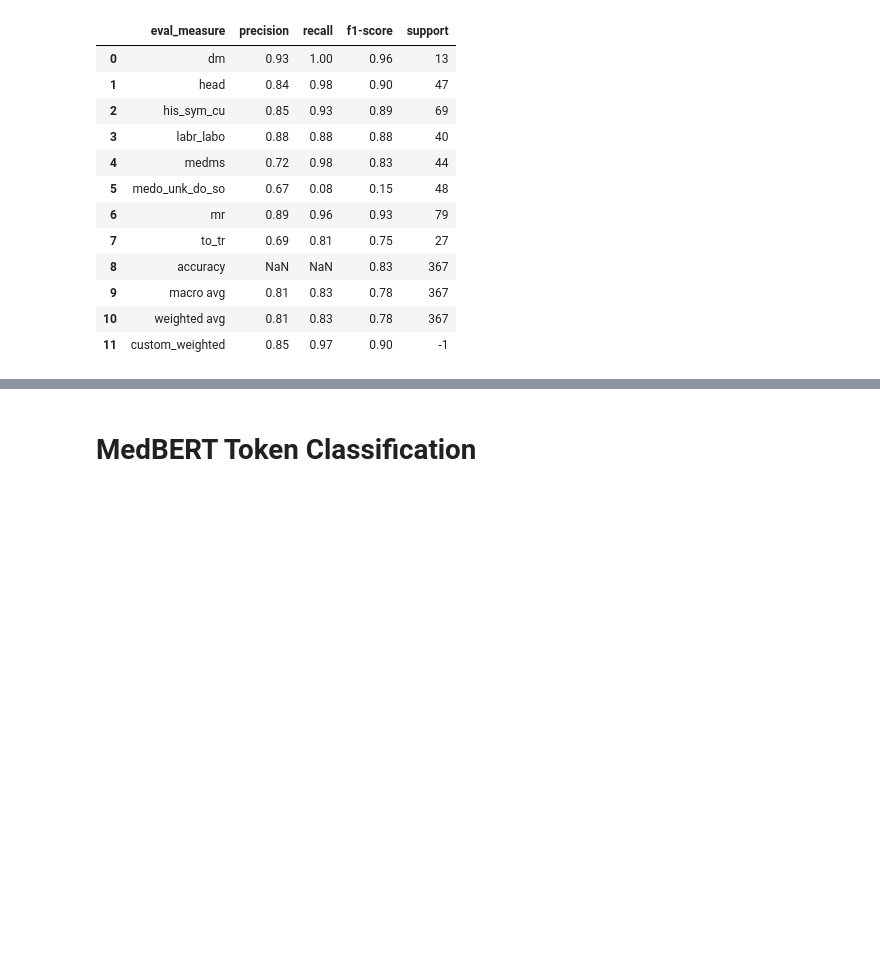
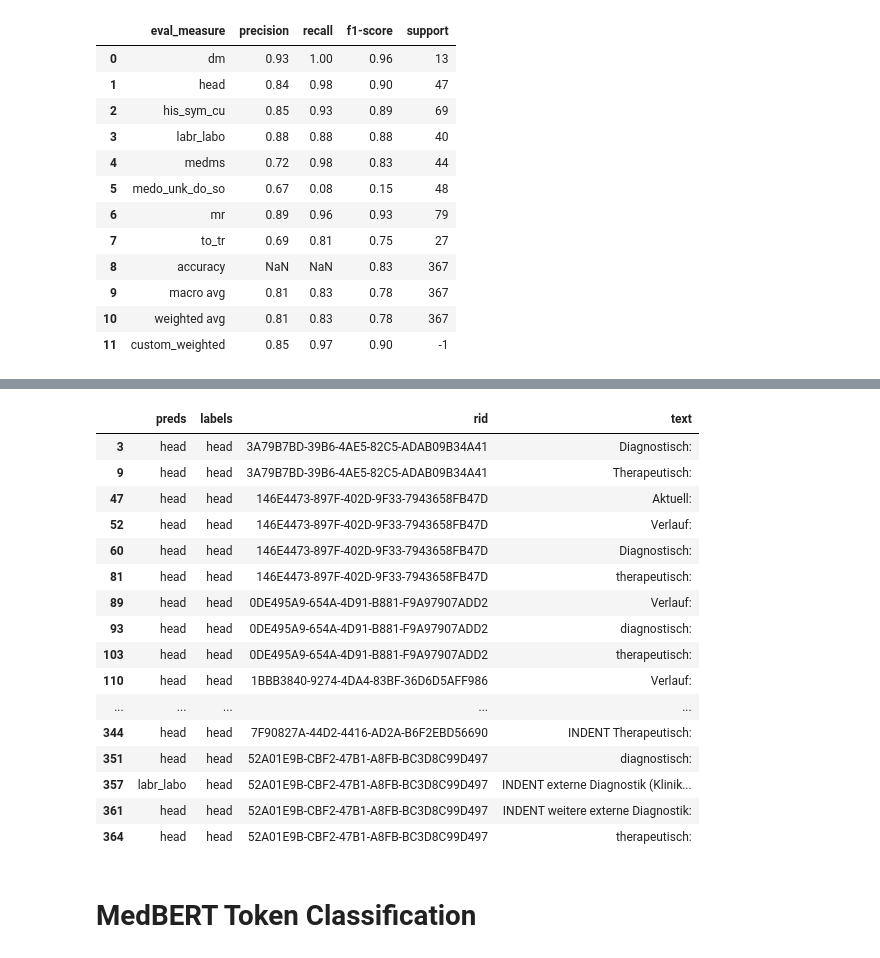
Before and after one commit to maregli/inf-extr, a Jupyter notebook: notebooks/line-label_prediction/line-label_model_comparison.ipynb, the cells around one changed output, grey strips where cells are left out. Saved outputs shown, nothing was run; the diff lists cells and outputs as text; code cells hidden in the pictures; blank space fills up the shorter version.

```diff
--- a/notebooks/line-label_prediction/line-label_model_comparison.ipynb
+++ b/notebooks/line-label_prediction/line-label_model_comparison.ipynb
@@ -50,3 +84,23 @@ plot_embeddings(embeddings, [line_label_id2label[label] for label in labels], ti
+# %%
+results_df[results_df["labels"] == "head"]
+# %% [output]
+|  | preds | labels | rid | text |
+| 3 | head | head | 3A79B7BD-39B6-4AE5-82C5-ADAB09B34A41 | Diagnostisch: |
+| 9 | head | head | 3A79B7BD-39B6-4AE5-82C5-ADAB09B34A41 | Therapeutisch: |
+| 47 | head | head | 146E4473-897F-402D-9F33-7943658FB47D | Aktuell: |
+| 52 | head | head | 146E4473-897F-402D-9F33-7943658FB47D | Verlauf: |
+| 60 | head | head | 146E4473-897F-402D-9F33-7943658FB47D | Diagnostisch: |
+| 81 | head | head | 146E4473-897F-402D-9F33-7943658FB47D | therapeutisch: |
+| 89 | head | head | 0DE495A9-654A-4D91-B881-F9A97907ADD2 | Verlauf: |
+| 93 | head | head | 0DE495A9-654A-4D91-B881-F9A97907ADD2 | diagnostisch: |
+| 103 | head | head | 0DE495A9-654A-4D91-B881-F9A97907ADD2 | therapeutisch: |
+| 110 | head | head | 1BBB3840-9274-4DA4-83BF-36D6D5AFF986 | Verlauf: |
+| ... | ... | ... | ... | ... |
+| 344 | head | head | 7F90827A-44D2-4416-AD2A-B6F2EBD56690 | INDENT Therapeutisch: |
+| 351 | head | head | 52A01E9B-CBF2-47B1-A8FB-BC3D8C99D497 | diagnostisch: |
+| 357 | labr_labo | head | 52A01E9B-CBF2-47B1-A8FB-BC3D8C99D497 | INDENT externe Diagnostik (Klinik... |
+| 361 | head | head | 52A01E9B-CBF2-47B1-A8FB-BC3D8C99D497 | INDENT weitere externe Diagnostik: |
+| 364 | head | head | 52A01E9B-CBF2-47B1-A8FB-BC3D8C99D497 | therapeutisch: |
 # %% [markdown]
 # MedBERT Token Classification
 # %%
```
Also changed, not shown: parts of 4 cells of this notebook, 8 other files.
